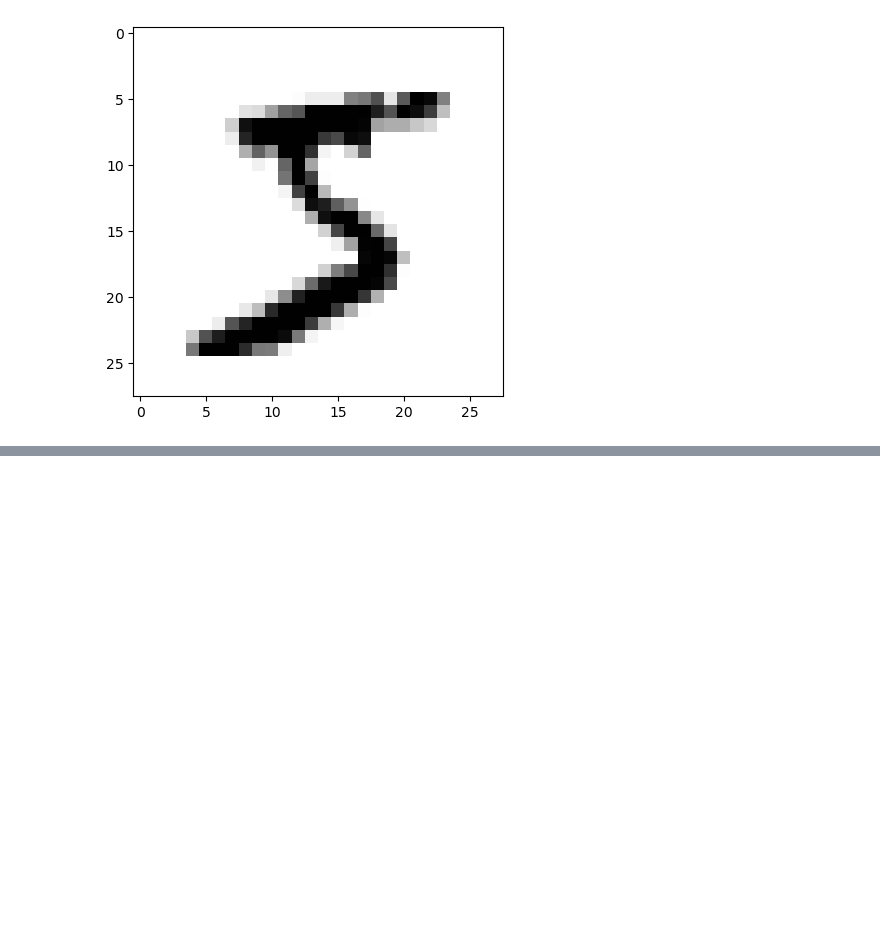
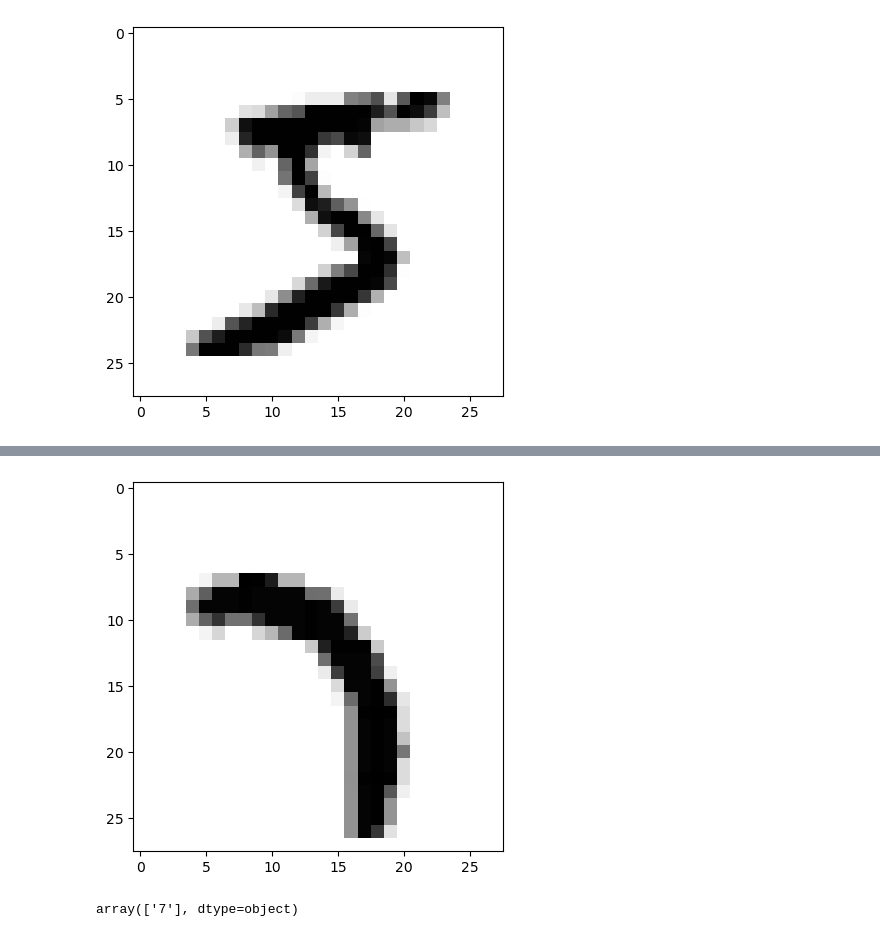
Before and after one commit to zwnep/Sample_Projects, a Jupyter notebook: El Yazılarını Tanıma/Untitled.ipynb, the cells around one changed output, grey strips where cells are left out. Cells and saved outputs as stored; diff of their text form; code cells hidden in the pictures; blank space fills up the shorter version.

```diff
--- a/El Yazılarını Tanıma/Untitled.ipynb
+++ b/El Yazılarını Tanıma/Untitled.ipynb
@@ -63,0 +159,8 @@ show_samples(data, 0)
+# %%
+show_samples(test_img_copy,9)
+# %% [output]
+[figure, added]
+# %%
+lr_1.predict(test_img[20].reshape(1,-1))
+# %% [output]
+array(['7'], dtype=object)
```
Also changed, not shown: parts of 26 cells of this notebook, 8 other files.
